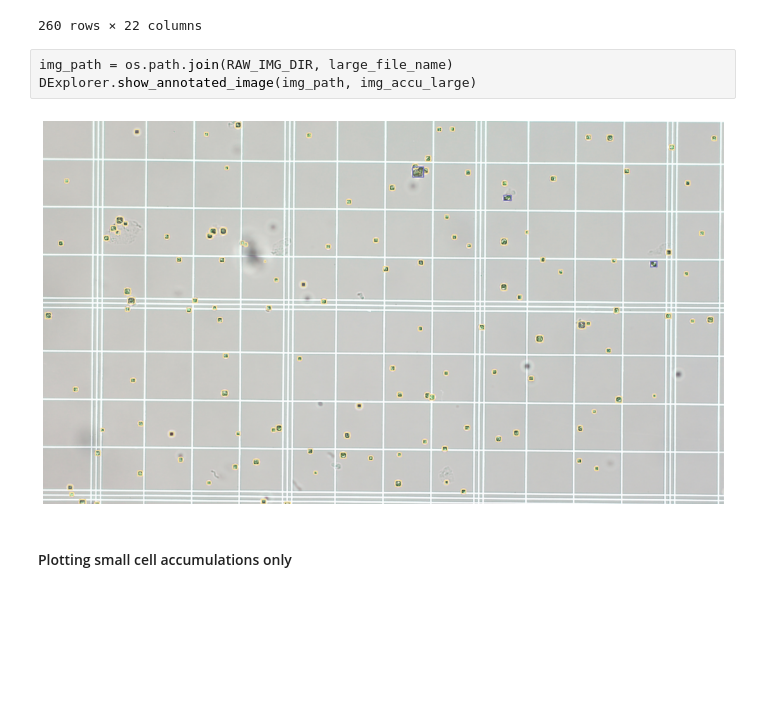
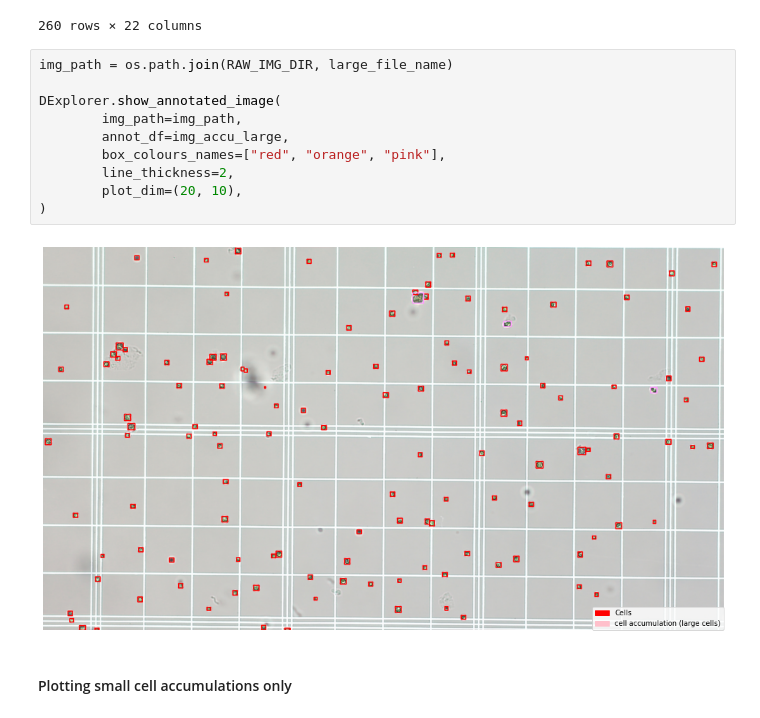
Before and after one commit to life3biotech/ai_engine, a Jupyter notebook: notebooks/EDA.ipynb, the cells around one changed output. Drawn from its saved outputs; the diff is of its cells as text; blank space fills up the shorter version.

```diff
--- a/notebooks/EDA.ipynb
+++ b/notebooks/EDA.ipynb
@@ -303,9 +317,16 @@ img_accu_large
 260 rows × 22 columns
 # %%
 img_path = os.path.join(RAW_IMG_DIR, large_file_name)
-DExplorer.show_annotated_image(img_path, img_accu_large)
+
+DExplorer.show_annotated_image(
+        img_path=img_path,
+        annot_df=img_accu_large,
+        box_colours_names=["red", "orange", "pink"],
+        line_thickness=2,
+        plot_dim=(20, 10),
+)
 # %% [output]
-[figure, old version]
+[figure, new version]
 # %% [markdown]
 #### Plotting small cell accumulations only
 # %%
```
Also changed, not shown: parts of 22 cells of this notebook, 2 other files.
